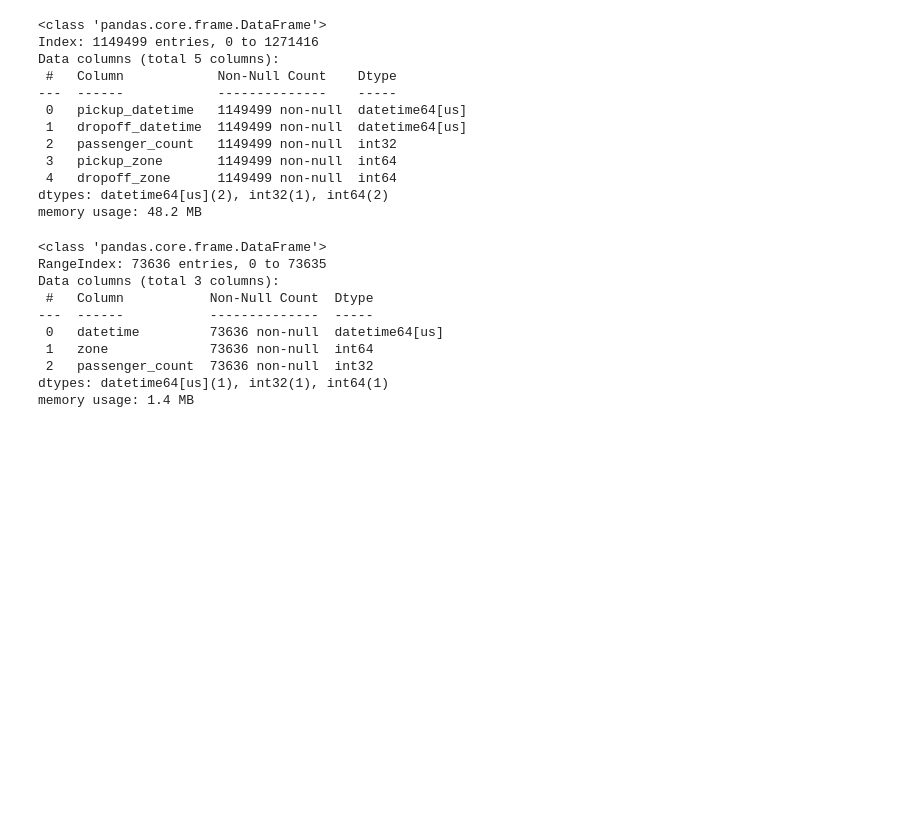
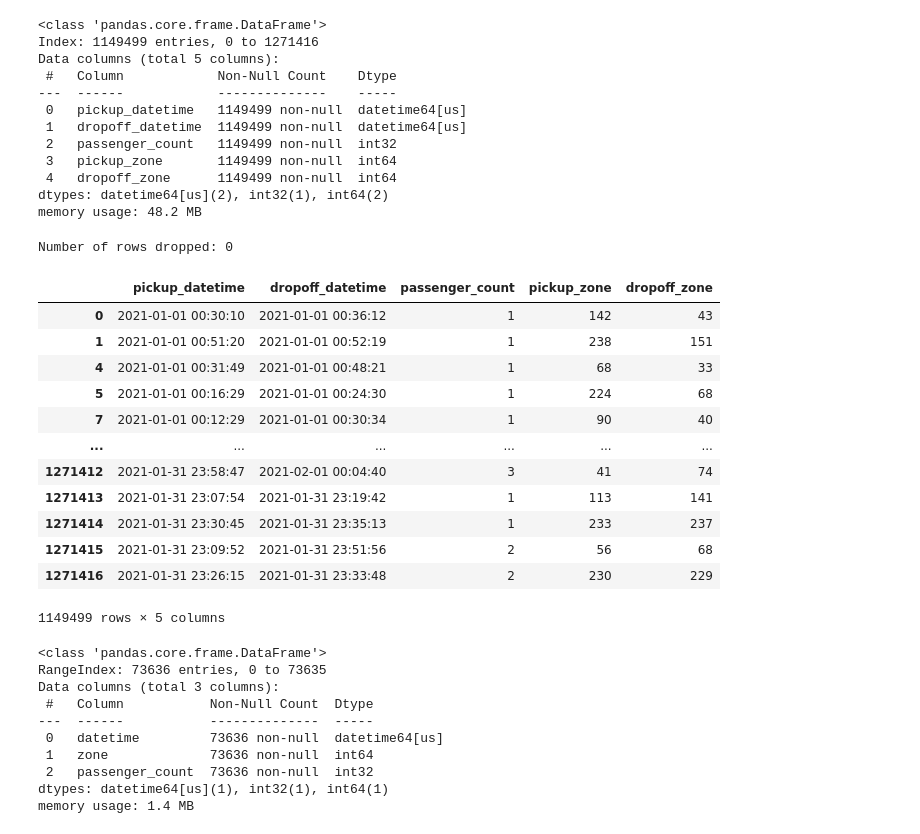
Before and after one commit to DR7439/New-York-App, a Jupyter notebook: data-analytics/taxi_cleaning_yellow.ipynb, the cells around one changed output. Cells and saved outputs as stored; diff of their text form; code cells hidden in the pictures; blank space fills up the shorter version.

```diff
--- a/data-analytics/taxi_cleaning_yellow.ipynb
+++ b/data-analytics/taxi_cleaning_yellow.ipynb
@@ -752,6 +752,55 @@ Data columns (total 5 columns):
  4   dropoff_zone      1149499 non-null  int64
 dtypes: datetime64[us](2), int32(1), int64(2)
 memory usage: 48.2 MB
+# %%
+def drop_missing_values(dfs):
+    """
+    Drops any rows with missing values from the DataFrame.
+
+    Parameters:
+        df (pd.DataFrame): The DataFrame to clean.
+
+    Returns:
+        pd.DataFrame: The cleaned DataFrame.
+        int: The number of rows that were dropped.
+    """
+
+    if isinstance(dfs, pd.DataFrame):
+        dfs = [dfs]  # Convert single DataFrame to a list of one DataFrame
+
+    cleaned_dfs = []
+
+    for df in dfs:
+        if isinstance(df, pd.DataFrame):    # Count the number of rows before dropping missing values
+            initial_row_count = df.shape[0]
+
+            # Drop rows with missing values
+            df = df.dropna()
+
+            # Count the number of rows after dropping missing values
+            final_row_count = df.shape[0]
+
+            # Calculate the number of rows that were dropped
+            rows_dropped = initial_row_count - final_row_count
+        print(f"Number of rows dropped: {rows_dropped}")
+        return df
+# %%
+drop_missing_values(yellow_2021_01)
+# %% [output]
+Number of rows dropped: 0
+|  | pickup_datetime | dropoff_datetime | passenger_count | pickup_zone | dropoff_zone |
+| 0 | 2021-01-01 00:30:10 | 2021-01-01 00:36:12 | 1 | 142 | 43 |
+| 1 | 2021-01-01 00:51:20 | 2021-01-01 00:52:19 | 1 | 238 | 151 |
+| 4 | 2021-01-01 00:31:49 | 2021-01-01 00:48:21 | 1 | 68 | 33 |
+| 5 | 2021-01-01 00:16:29 | 2021-01-01 00:24:30 | 1 | 224 | 68 |
+| 7 | 2021-01-01 00:12:29 | 2021-01-01 00:30:34 | 1 | 90 | 40 |
+| ... | ... | ... | ... | ... | ... |
+| 1271412 | 2021-01-31 23:58:47 | 2021-02-01 00:04:40 | 3 | 41 | 74 |
+| 1271413 | 2021-01-31 23:07:54 | 2021-01-31 23:19:42 | 1 | 113 | 141 |
+| 1271414 | 2021-01-31 23:30:45 | 2021-01-31 23:35:13 | 1 | 233 | 237 |
+| 1271415 | 2021-01-31 23:09:52 | 2021-01-31 23:51:56 | 2 | 56 | 68 |
+| 1271416 | 2021-01-31 23:26:15 | 2021-01-31 23:33:48 | 2 | 230 | 229 |
+1149499 rows × 5 columns
 # %%
 def calculate_zone_busy(yellow_df):
     # Combine pickup and dropoff data into a single DataFrame; Renamed and combined into a single datetime column
```
Also changed, not shown: parts of 3 cells of this notebook, 2 other files.
